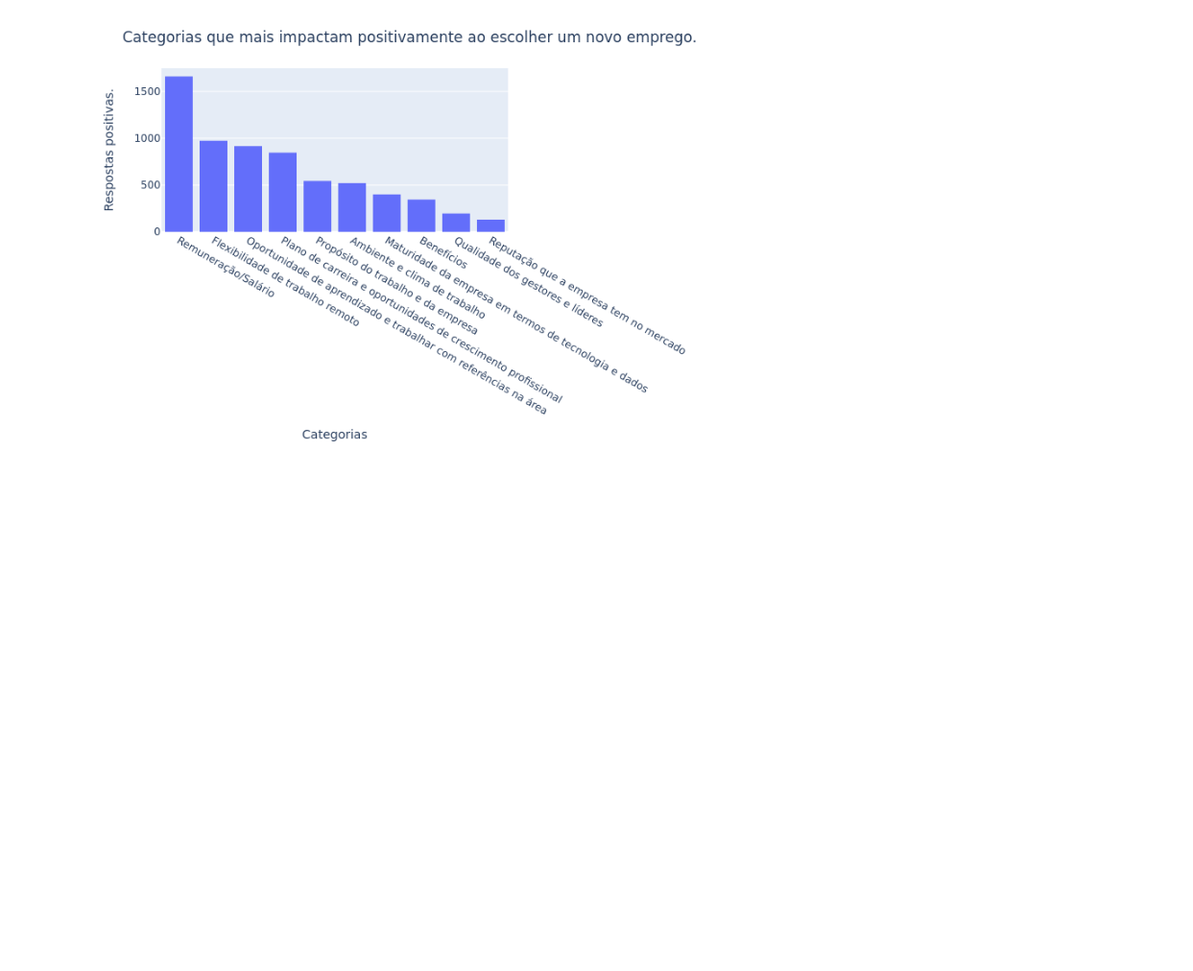
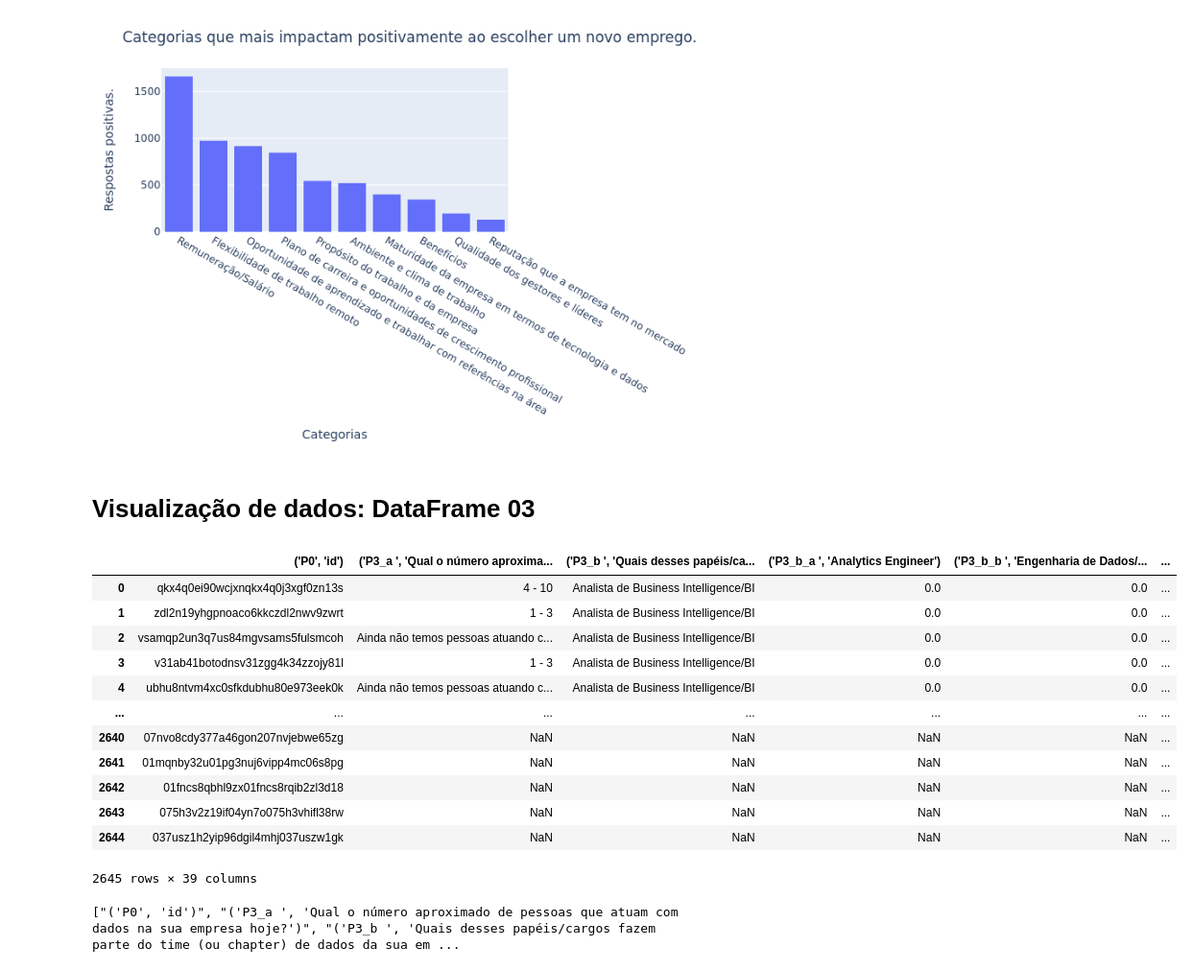
Before and after one commit to anyellequeiroz/State-of-Data-Brazil, a Jupyter notebook: State of data.ipynb, the cells around one changed output. Shown at 96% size. Cells and saved outputs as stored; diff of their text form; code cells hidden in the pictures; blank space fills up the shorter version.

```diff
--- a/State of data.ipynb
+++ b/State of data.ipynb
@@ -646,3 +646,25 @@ fig = px.histogram(data_reasons_2, x='Categorias', y='Sim').update_layout(
 fig.show("png")
 # %% [output]
 [figure]
+# %% [markdown]
+# Visualização de dados: DataFrame 03
+# %%
+df_3
+# %% [output]
+|  | ('P0', 'id') | ('P3_a ', 'Qual o número aproxima... | ('P3_b ', 'Quais desses papéis/ca... | ('P3_b_a ', 'Analytics Engineer') | ('P3_b_b ', 'Engenharia de Dados/... | ... |
+| 0 | qkx4q0ei90wcjxnqkx4q0j3xgf0zn13s | 4 - 10 | Analista de Business Intelligence/BI | 0.0 | 0.0 | ... |
+| 1 | zdl2n19yhgpnoaco6kkczdl2nwv9zwrt | 1 - 3 | Analista de Business Intelligence/BI | 0.0 | 0.0 | ... |
+| 2 | vsamqp2un3q7us84mgvsams5fulsmcoh | Ainda não temos pessoas atuando c... | Analista de Business Intelligence/BI | 0.0 | 0.0 | ... |
+| 3 | v31ab41botodnsv31zgg4k34zzojy81l | 1 - 3 | Analista de Business Intelligence/BI | 0.0 | 0.0 | ... |
+| 4 | ubhu8ntvm4xc0sfkdubhu80e973eek0k | Ainda não temos pessoas atuando c... | Analista de Business Intelligence/BI | 0.0 | 0.0 | ... |
+| ... | ... | ... | ... | ... | ... | ... |
+| 2640 | 07nvo8cdy377a46gon207nvjebwe65zg | NaN | NaN | NaN | NaN | ... |
+| 2641 | 01mqnby32u01pg3nuj6vipp4mc06s8pg | NaN | NaN | NaN | NaN | ... |
+| 2642 | 01fncs8qbhl9zx01fncs8rqib2zl3d18 | NaN | NaN | NaN | NaN | ... |
+| 2643 | 075h3v2z19if04yn7o075h3vhifl38rw | NaN | NaN | NaN | NaN | ... |
+| 2644 | 037usz1h2yip96dgil4mhj037uszw1gk | NaN | NaN | NaN | NaN | ... |
+2645 rows × 39 columns
+# %%
+print(df_3.columns.values.tolist())
+# %% [output]
+["('P0', 'id')", "('P3_a ', 'Qual o número aproximado de pessoas que atuam com dados na sua empresa hoje?')", "('P3_b ', 'Quais desses papéis/cargos fazem parte do time (ou chapter) de dados da sua em ...
```
Also changed, not shown: parts of 5 cells of this notebook.
